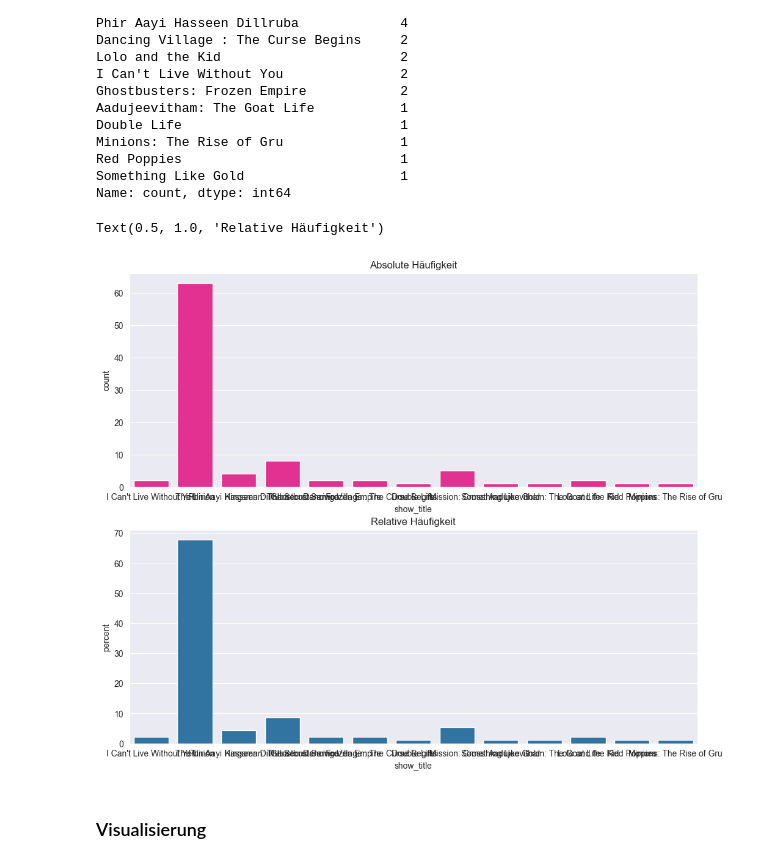
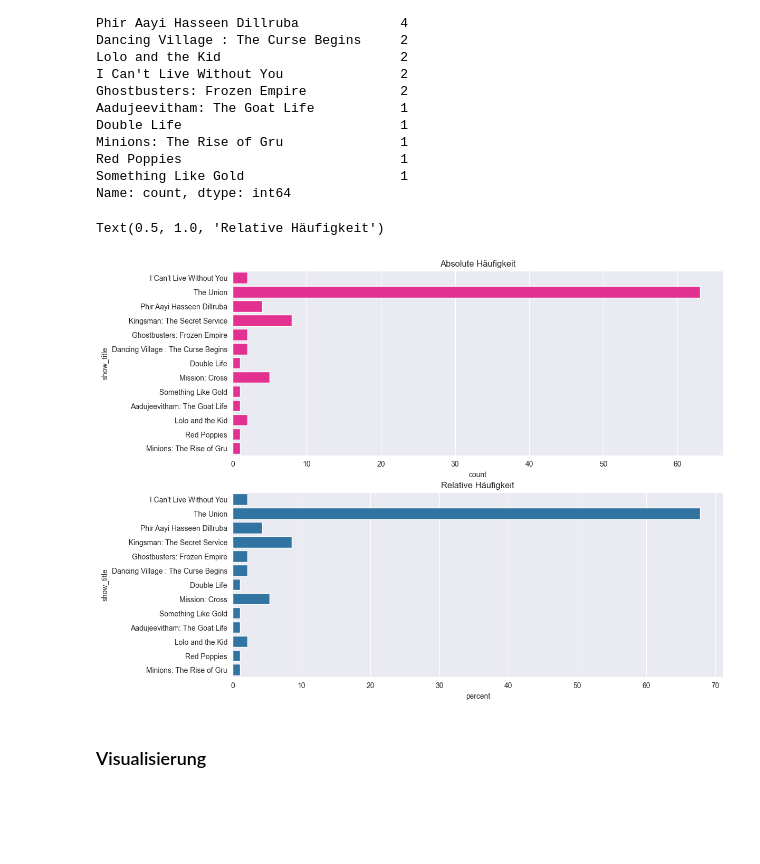
Before and after one commit to lukas3482/wahrscheinlichkeitsrechnung, a Jupyter notebook: haufigkeiten/inClass-häufigkeiten-Student-template.ipynb, the cells around one changed output. Drawn from its saved outputs; the diff is of its cells as text; code cells hidden in the pictures; blank space fills up the shorter version.

```diff
--- a/haufigkeiten/inClass-häufigkeiten-Student-template.ipynb
+++ b/haufigkeiten/inClass-häufigkeiten-Student-template.ipynb
@@ -111,13 +111,13 @@ Something Like Gold                    1
 Name: count, dtype: int64
 # %%
 fig, axs = plt.subplots(nrows=2, ncols=1,figsize=(12,10))
-sea.countplot(data=netflix_top, x='show_title', ax=axs[0], color='deeppink')
-sea.countplot(data=netflix_top, x='show_title', stat='percent', ax=axs[1])
+sea.countplot(data=netflix_top, y='show_title', ax=axs[0], color='deeppink')
+sea.countplot(data=netflix_top, y='show_title', stat='percent', ax=axs[1])
 axs[0].set_title('Absolute Häufigkeit')
 axs[1].set_title('Relative Häufigkeit')
 # %% [output]
 Text(0.5, 1.0, 'Relative Häufigkeit')
-[figure, old version]
+[figure, new version]
 # %% [markdown]
 ### Visualisierung
 # %% [markdown]
```
Also changed, not shown: parts of 3 cells of this notebook.
